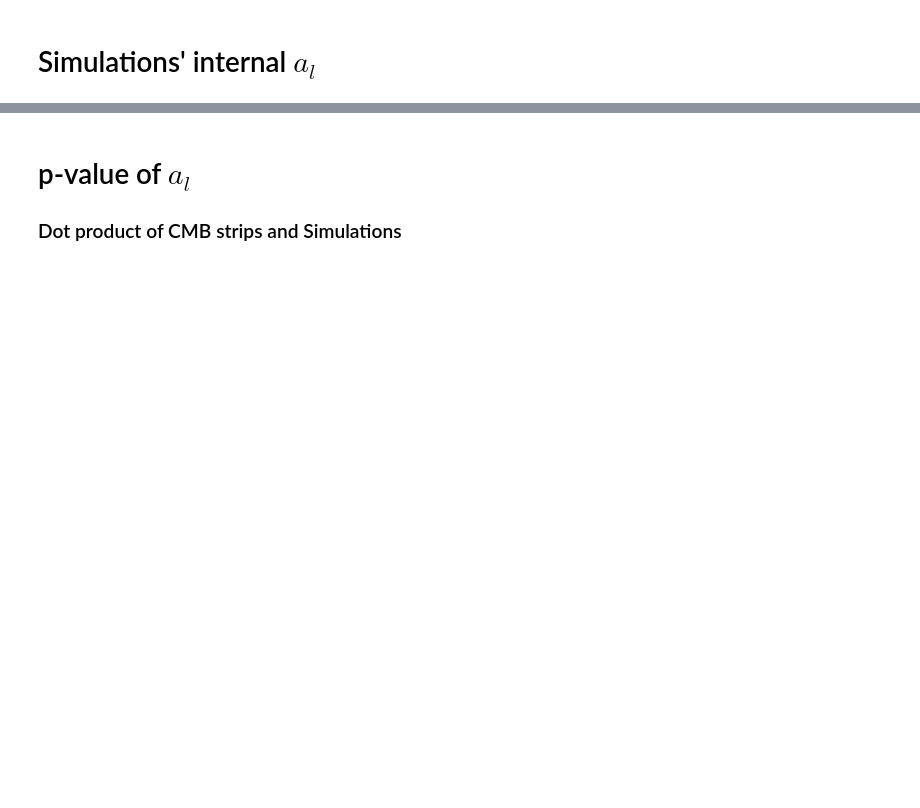
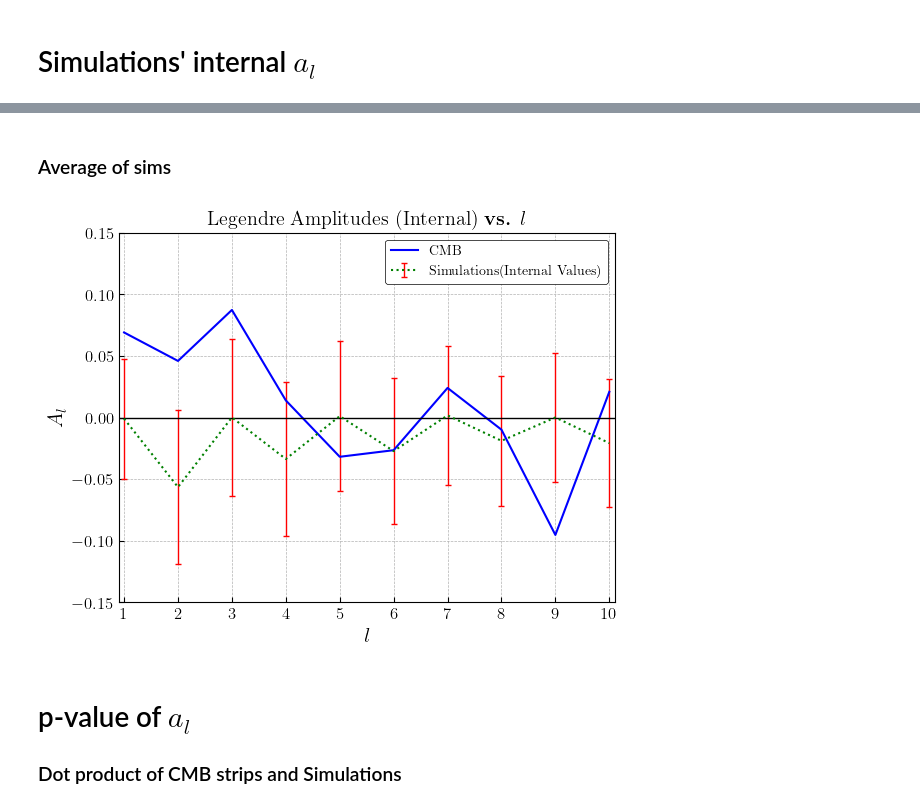
Before and after one commit to jamshidi3d/cmb_anomaly_detection, a Jupyter notebook: plotting.ipynb, the cells around one changed output, grey strips where cells are left out. Cells and saved outputs as stored; diff of their text form; code cells hidden in the pictures; blank space fills up the shorter version.

```diff
--- a/plotting.ipynb
+++ b/plotting.ipynb
@@ -163,3 +169,50 @@ plt.show()
+# %% [markdown]
+### Average of sims
+# %%
+# Average plot -------------------------------------------
+
+cmb_a_l                 = np.loadtxt('./output/cmb_a_l.txt')
+sims_internal_a_l       = np.loadtxt('./output/sims_internal_a_l.txt')
+max_l                   = len(cmb_a_l) - 1
+
+avg_sims_result = np.mean(sims_internal_a_l, axis=0)
+std_sims_result = np.std(sims_internal_a_l, axis=0)
+l_coeff         = np.arange(max_l + 1)
+
+with plt.style.context('bmh'):
+    fig, ax     = plt.subplots()
+
+    grey_col = (0.5,0.5,0.5,1)
+    # simulation with errorbars
+    ax.errorbar(l_coeff[1:], avg_sims_result[1:], std_sims_result[1:],
+                color='g', linestyle=':',linewidth=1.5, label='Simulations(Internal Values)',
+                ecolor='red', elinewidth=1, capsize = 2)
+
+    # cmb
+    ax.plot(l_coeff[1:], cmb_a_l[1:],
+            linewidth=1.5, linestyle='-', color='b',
+            label='CMB')
+
+    ax.hlines([0], xmin = 1 - margin, xmax = max_l + margin, color='k', linestyle='-', linewidth=1)
+
+    ax.set_xticks(np.arange(1, max_l + 1, step=1))
+    ax.set_xlabel(r'$l$', size=15)
+    ax.set_ylabel(r'$A_l$', size=15)
+    ax.set_xlim((1, max_l))
+    ax.set_title(r'Legendre Amplitudes (Internal) \textbf{vs.} $l$')
+    margin = 0.1
+    ax.set_xlim((1 - margin, max_l + margin))
+    ax.set_ylim((-0.15, 0.15))
+    ax.set_xticks(np.arange(1, max_l + 1, step=1))
+    # ax.yaxis.grid(False)
+
+    ax.legend()
+    for spine in ax.spines.keys(): ax.spines[spine].set_color('k')
+    ax.set_facecolor('white')
+    custom_save_fig(fig, '64_inpainted_a_l_sims_internal')
+plt.show()
+# %% [output]
+[figure, added]
 # %% [markdown]
 # p-value of $a_l$
 ### Dot product of CMB strips and Simulations
```
Also changed, not shown: parts of 21 cells of this notebook.
